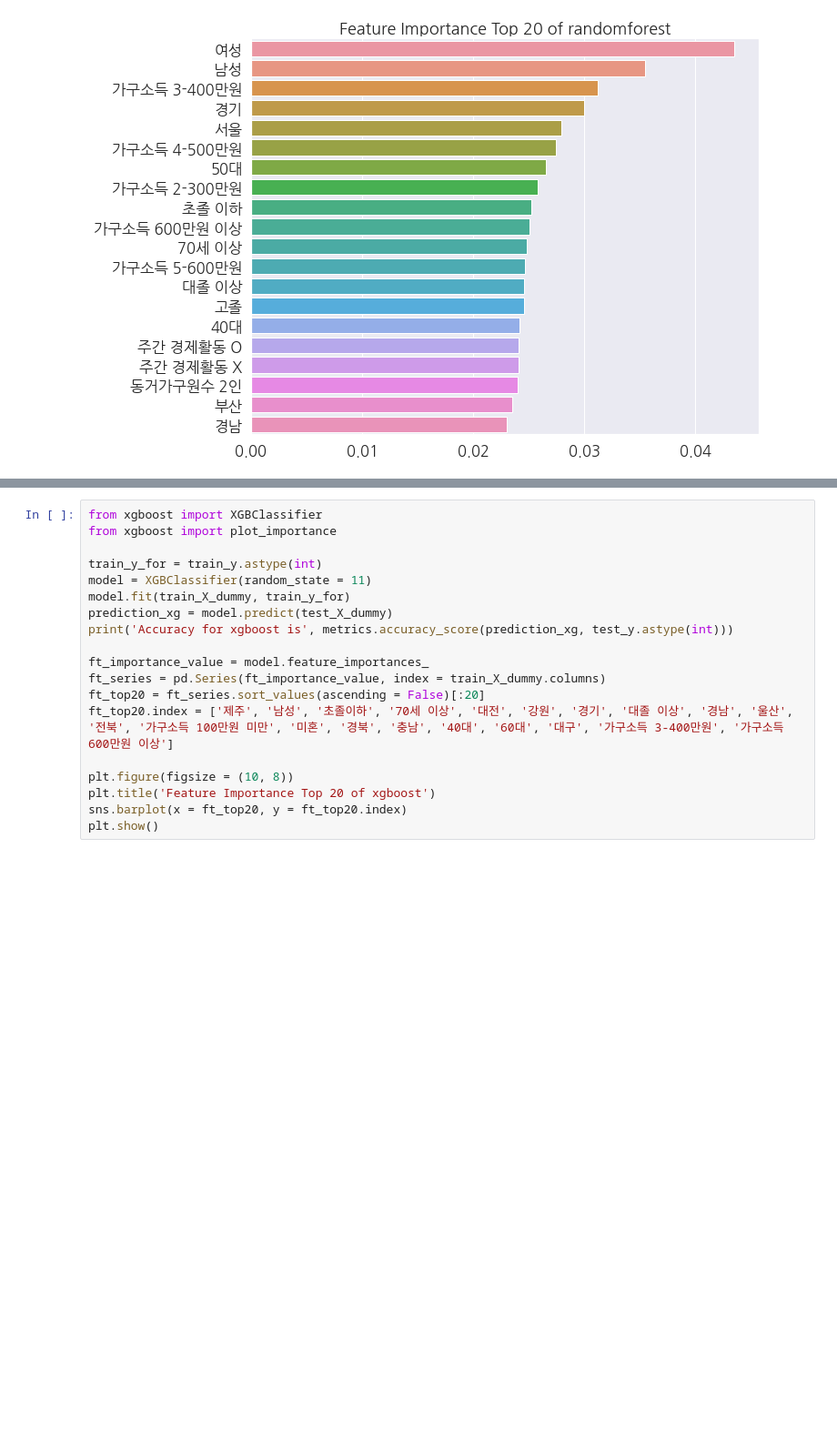
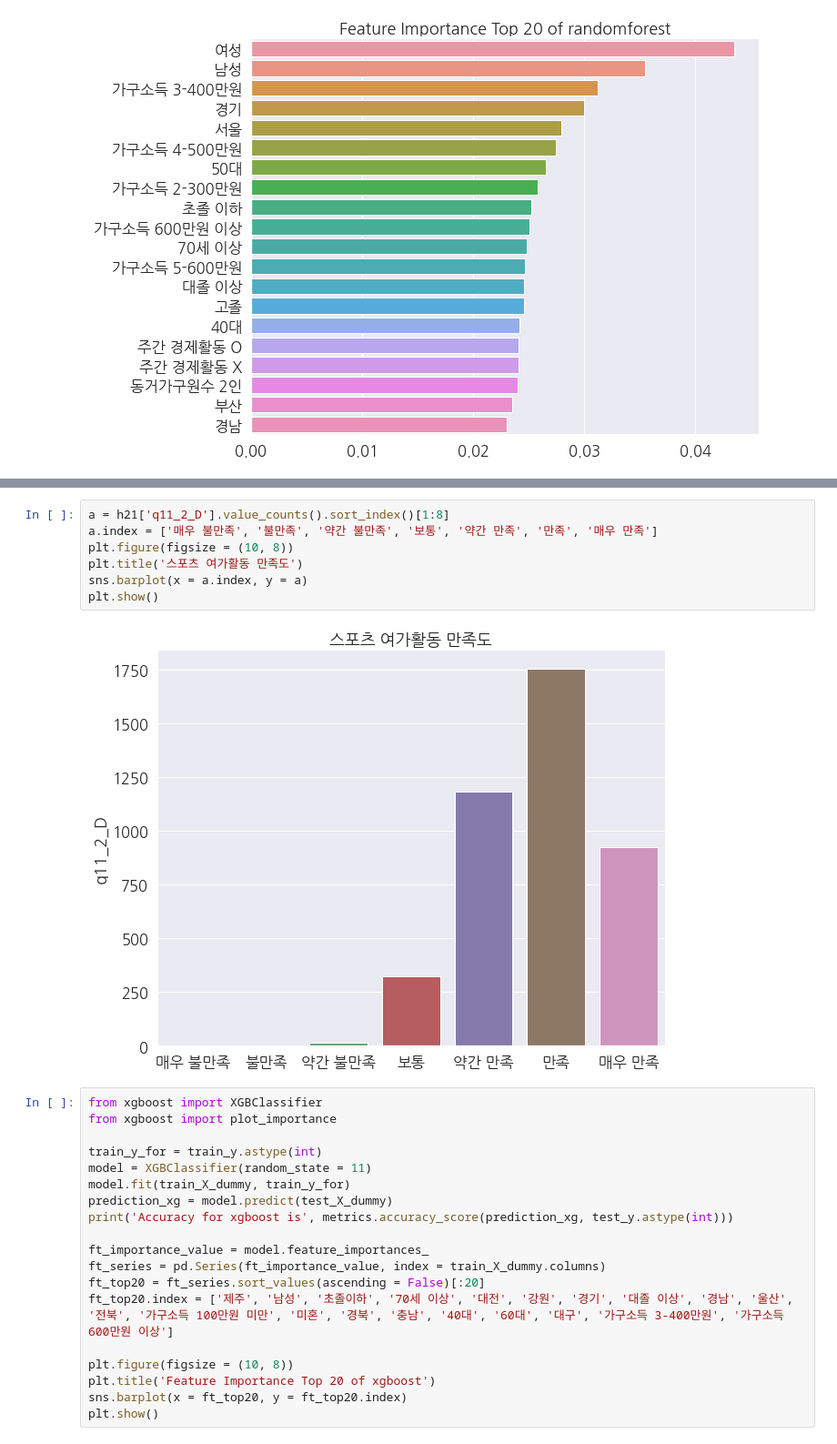
Before and after one commit to stat-thon/2022-project-sports-DATA-133, a Jupyter notebook: hobby.ipynb, the cells around one changed output, grey strips where cells are left out. Shown: that part at 91% size. Drawn from its saved outputs; the diff is of its cells as text; blank space fills up the shorter version.

```diff
--- a/hobby.ipynb
+++ b/hobby.ipynb
@@ -844,3 +860,12 @@ Accuracy for Random Forests is 0.6812603648424544
+# %%
+a = h21['q11_2_D'].value_counts().sort_index()[1:8]
+a.index = ['매우 불만족', '불만족', '약간 불만족', '보통', '약간 만족', '만족', '매우 만족']
+plt.figure(figsize = (10, 8))
+plt.title('스포츠 여가활동 만족도')
+sns.barplot(x = a.index, y = a)
+plt.show()
+# %% [output]
+[figure, added]
 # %%
 from xgboost import XGBClassifier
 from xgboost import plot_importance
```
Also changed, not shown: parts of 2 cells of this notebook, 2 other files.
